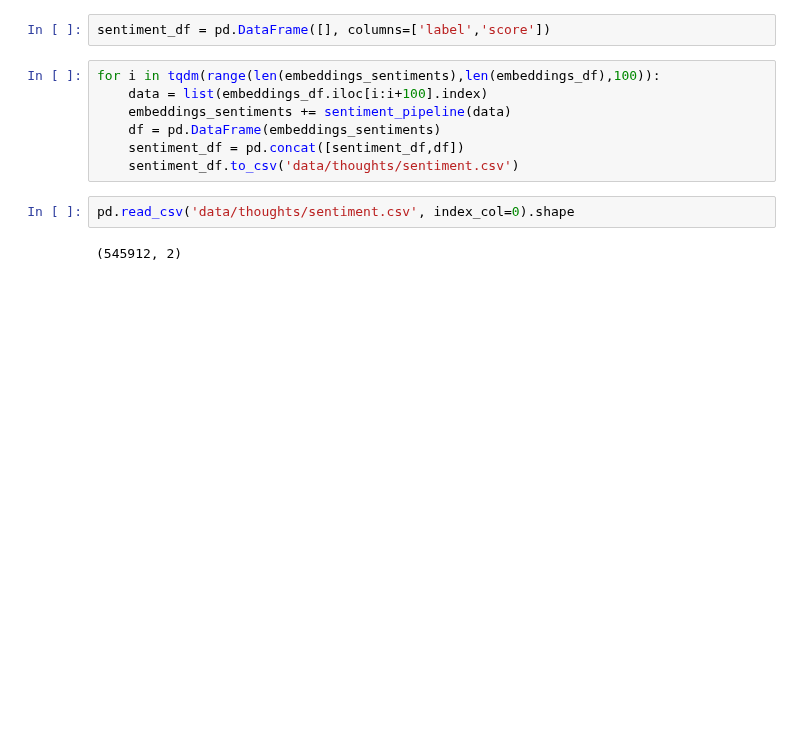
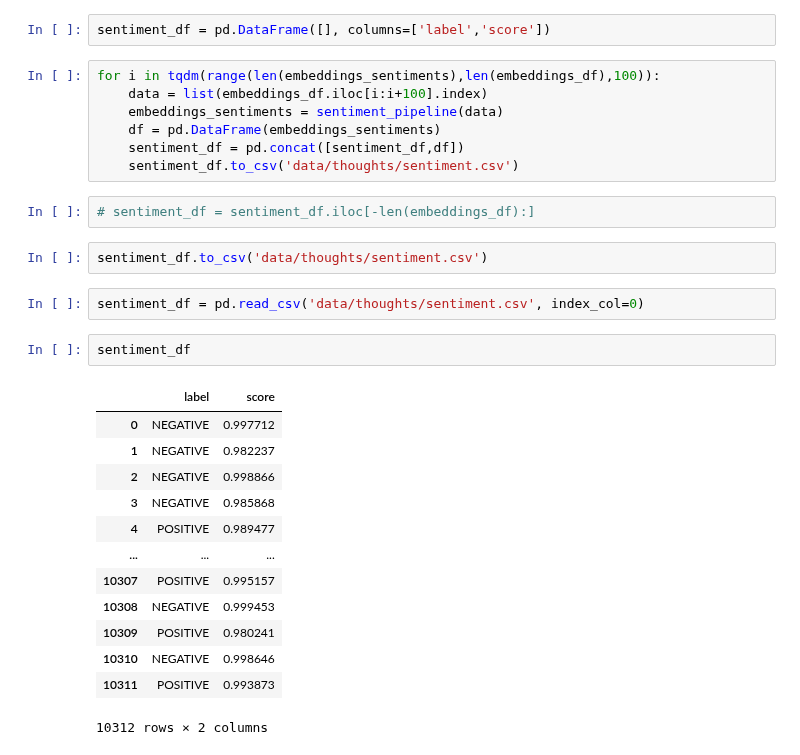
Before and after one commit to jvalansi/notebooks, a Jupyter notebook: doclassifier6.ipynb, the cells around one changed output. Cells and saved outputs as stored; diff of their text form; blank space fills up the shorter version.

Commit message:
Updating sentiment analysis

```diff
--- a/doclassifier6.ipynb
+++ b/doclassifier6.ipynb
@@ -330,11 +330,29 @@ sentiment_df = pd.DataFrame([], columns=['label','score'])
 # %%
 for i in tqdm(range(len(embeddings_sentiments),len(embeddings_df),100)):
     data = list(embeddings_df.iloc[i:i+100].index)
-    embeddings_sentiments += sentiment_pipeline(data)
+    embeddings_sentiments = sentiment_pipeline(data)
     df = pd.DataFrame(embeddings_sentiments)
     sentiment_df = pd.concat([sentiment_df,df])
     sentiment_df.to_csv('data/thoughts/sentiment.csv')
+# %%
+# sentiment_df = sentiment_df.iloc[-len(embeddings_df):]
+# %%
+sentiment_df.to_csv('data/thoughts/sentiment.csv')
 # %%
-pd.read_csv('data/thoughts/sentiment.csv', index_col=0).shape
+sentiment_df = pd.read_csv('data/thoughts/sentiment.csv', index_col=0)
-# %% [output]
-(545912, 2)
+# %%
+sentiment_df
+# %% [output]
+|  | label | score |
+| 0 | NEGATIVE | 0.997712 |
+| 1 | NEGATIVE | 0.982237 |
+| 2 | NEGATIVE | 0.998866 |
+| 3 | NEGATIVE | 0.985868 |
+| 4 | POSITIVE | 0.989477 |
+| ... | ... | ... |
+| 10307 | POSITIVE | 0.995157 |
+| 10308 | NEGATIVE | 0.999453 |
+| 10309 | POSITIVE | 0.980241 |
+| 10310 | NEGATIVE | 0.998646 |
+| 10311 | POSITIVE | 0.993873 |
+10312 rows × 2 columns
```
Also changed, not shown: 1 other file.
